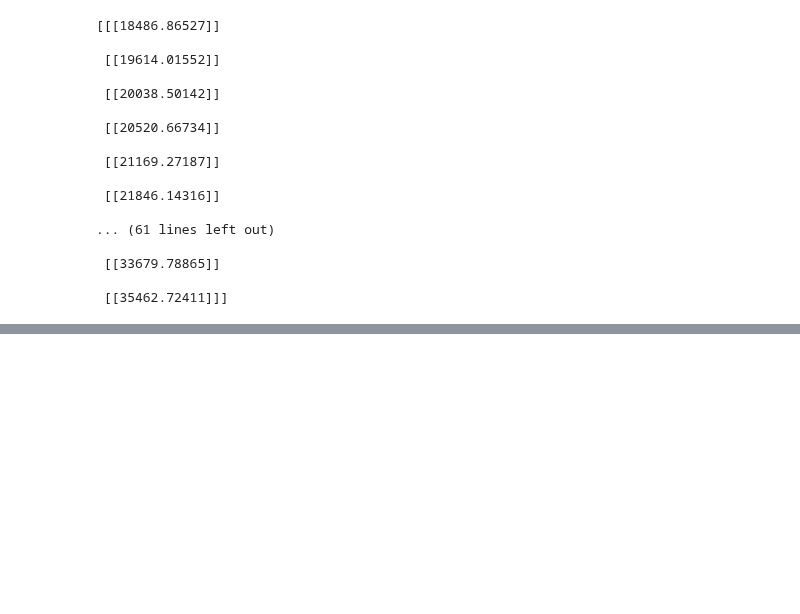
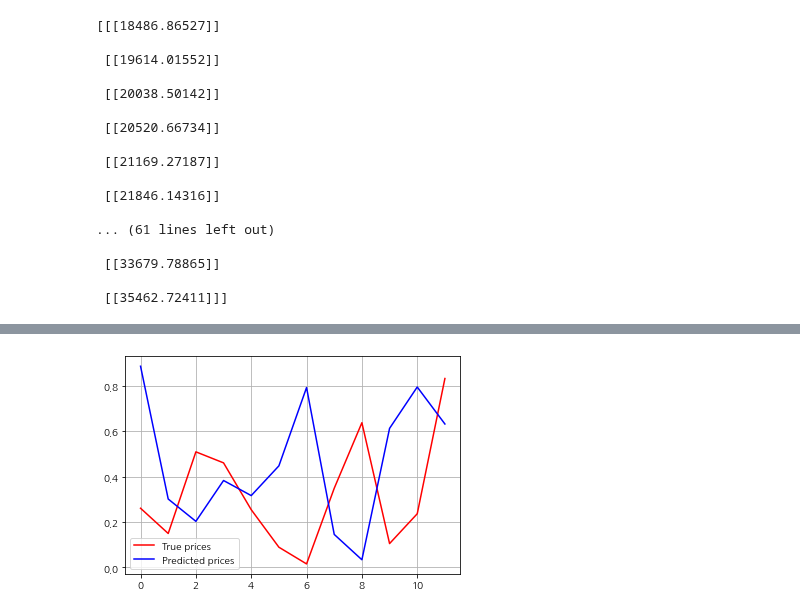
Before and after one commit to kihwan21/k-project, a Jupyter notebook: source/model/RNN_김기환.ipynb, the cells around one changed output, grey strips where cells are left out. Drawn from its saved outputs; the diff is of its cells as text; code cells hidden in the pictures; blank space fills up the shorter version.

```diff
--- a/source/model/RNN_김기환.ipynb
+++ b/source/model/RNN_김기환.ipynb
@@ -192 +258,17 @@ model.fit(X_train, y_train, epochs=500, verbose=0, validation_split=0.1)
+# %%
+import numpy as np
+import matplotlib.pyplot as plt
+
+# pred가 3차원 배열일 경우 예시 데이터로 대체
+y_test = np.random.rand(12)
+pred = np.random.rand(12, 1, 1)  # 3D array일 때의 예시
+
+x_range = range(len(y_test))
+plt.plot(x_range, y_test, color='red')
+plt.plot(x_range, pred.reshape(-1), color='blue')  # pred를 1D 배열로 변환
+plt.legend(['True prices', 'Predicted prices'], loc='best')
+plt.grid()
+plt.show()
+# %% [output]
+[figure, added]
 # %%
```
Also changed, not shown: parts of 14 cells of this notebook.
